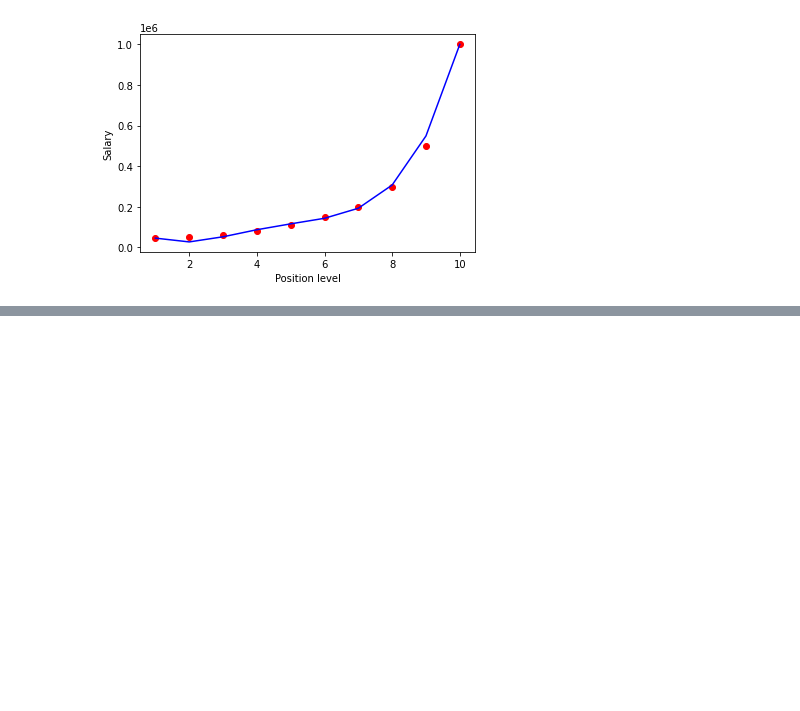
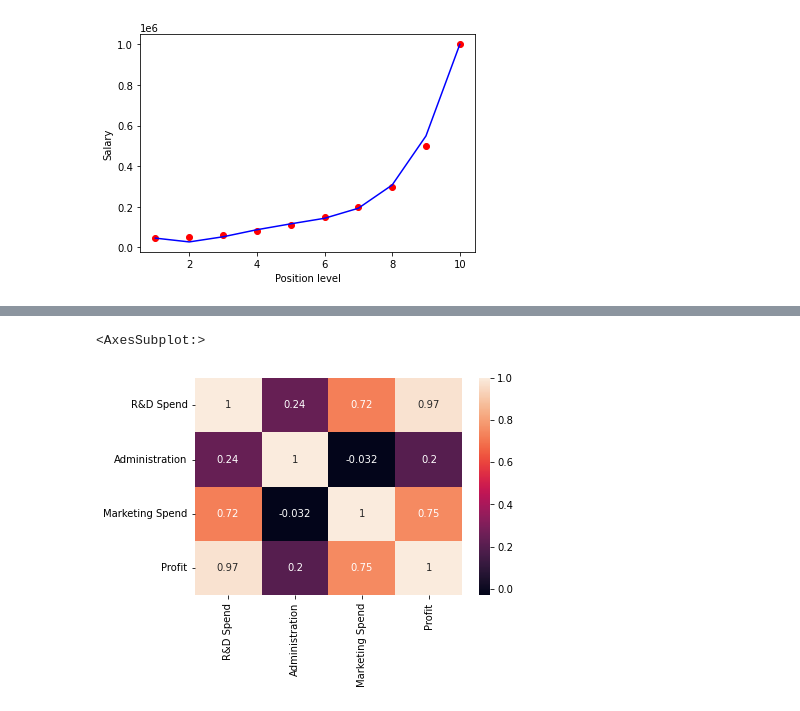
Before and after one commit to portablepro71/AI-Learning, a Jupyter notebook: 8Lesson.ipynb, the cells around one changed output, grey strips where cells are left out. Drawn from its saved outputs; the diff is of its cells as text; code cells hidden in the pictures; blank space fills up the shorter version.

```diff
--- a/8Lesson.ipynb
+++ b/8Lesson.ipynb
@@ -94,0 +111,2 @@ plt.show()
+# %%
+dataset = dataset.drop(['State'], axis = True)
@@ -94,0 +122,6 @@ plt.show()
+# %%
+corr = dataset.corr()
+sns.heatmap(corr, annot = True)
+# %% [output]
+<AxesSubplot:>
+[figure, added]
```
Also changed, not shown: parts of 32 cells of this notebook.
